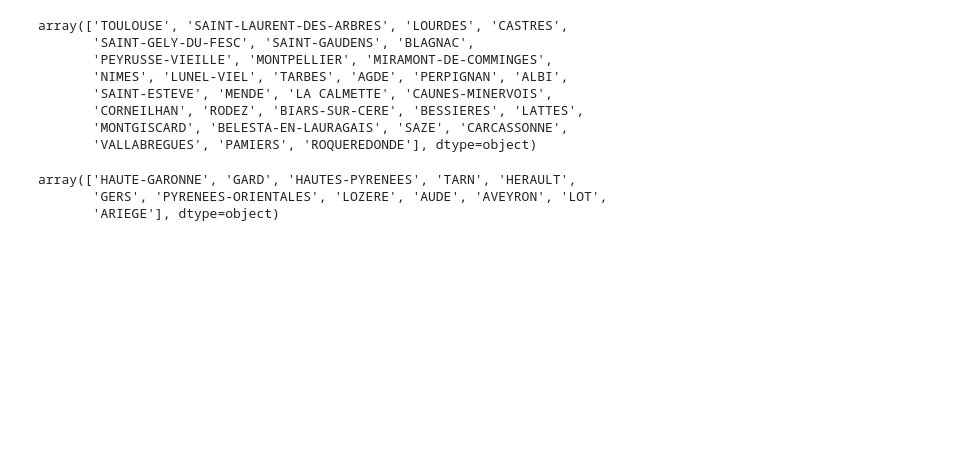
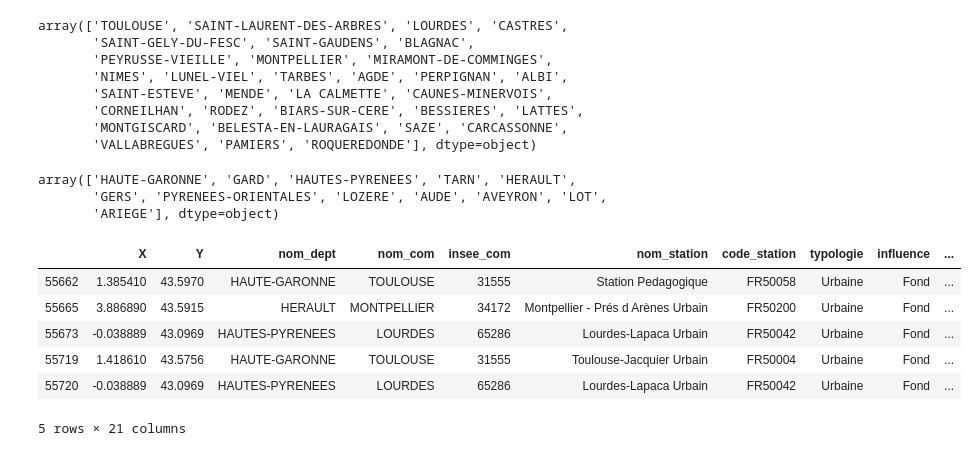
Before and after one commit to MegDie/occpollution, a Jupyter notebook: Project_Occitanie_Polution.ipynb, the cells around one changed output. Saved outputs shown, nothing was run; the diff lists cells and outputs as text; code cells hidden in the pictures; blank space fills up the shorter version.

```diff
--- a/Project_Occitanie_Polution.ipynb
+++ b/Project_Occitanie_Polution.ipynb
@@ -99,3 +100,18 @@ occ.nom_dept.unique() # départements disponibles dans le data set
 array(['HAUTE-GARONNE', 'GARD', 'HAUTES-PYRENEES', 'TARN', 'HERAULT',
        'GERS', 'PYRENEES-ORIENTALES', 'LOZERE', 'AUDE', 'AVEYRON', 'LOT',
        'ARIEGE'], dtype=object)
+# %%
+# On selectionne les données des 3 villes et du polluant qui nous interessent:
+
+df_villes = occ[occ['nom_com'].isin(ville)]
+df_villes = df_villes[df_villes['nom_poll'] == 'O3']
+
+df_villes.tail(n=5)
+# %% [output]
+|  | X | Y | nom_dept | nom_com | insee_com | nom_station | code_station | typologie | influence | ... |
+| 55662 | 1.385410 | 43.5970 | HAUTE-GARONNE | TOULOUSE | 31555 | Station Pedagogique | FR50058 | Urbaine | Fond | ... |
+| 55665 | 3.886890 | 43.5915 | HERAULT | MONTPELLIER | 34172 | Montpellier - Prés d Arènes Urbain | FR50200 | Urbaine | Fond | ... |
+| 55673 | -0.038889 | 43.0969 | HAUTES-PYRENEES | LOURDES | 65286 | Lourdes-Lapaca Urbain | FR50042 | Urbaine | Fond | ... |
+| 55719 | 1.418610 | 43.5756 | HAUTE-GARONNE | TOULOUSE | 31555 | Toulouse-Jacquier Urbain | FR50004 | Urbaine | Fond | ... |
+| 55720 | -0.038889 | 43.0969 | HAUTES-PYRENEES | LOURDES | 65286 | Lourdes-Lapaca Urbain | FR50042 | Urbaine | Fond | ... |
+5 rows × 21 columns
```
Also changed, not shown: parts of 23 cells of this notebook.
